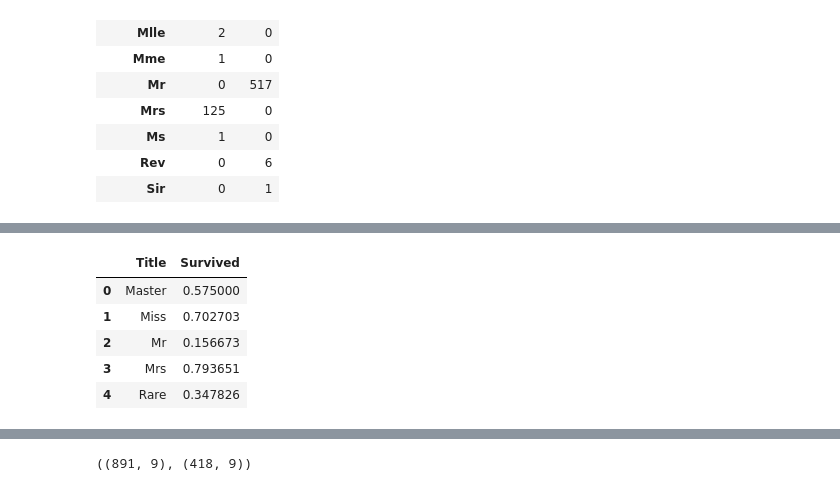
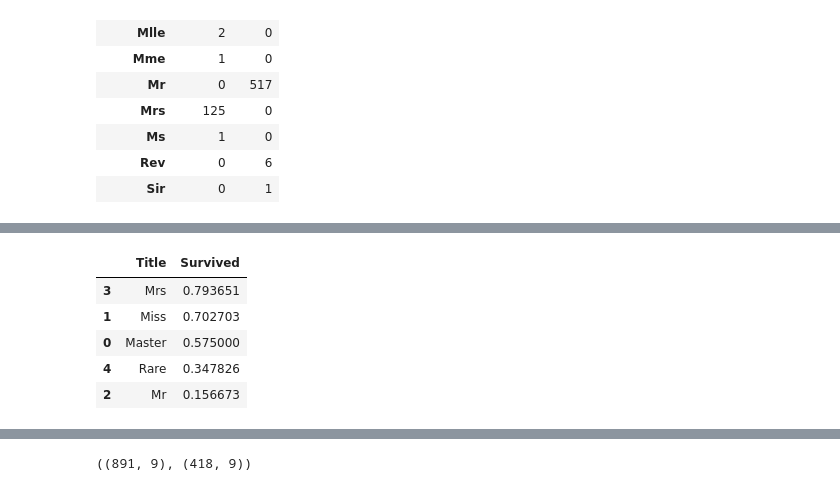
Before and after one commit to qibinjin/Python-, a Jupyter notebook: Titannic.ipynb, the cells around one changed output, grey strips where cells are left out. Drawn from its saved outputs; the diff is of its cells as text; code cells hidden in the pictures.

```diff
--- a/Titannic.ipynb
+++ b/Titannic.ipynb
@@ -191,20 +211,20 @@ pd.crosstab(train_df['Title'], train_df['Sex'])
 # %%
 for dataset in combine:
     dataset['Title'] = dataset['Title'].replace(['Lady', 'Countess','Capt', 'Col',\
  	'Don', 'Dr', 'Major', 'Rev', 'Sir', 'Jonkheer', 'Dona'], 'Rare')
 
     dataset['Title'] = dataset['Title'].replace('Mlle', 'Miss')
     dataset['Title'] = dataset['Title'].replace('Ms', 'Miss')
     dataset['Title'] = dataset['Title'].replace('Mme', 'Mrs')
 
-train_df[['Title', 'Survived']].groupby(['Title'], as_index=False).mean()
+train_df[['Title', 'Survived']].groupby(['Title'], as_index=False).mean().sort_values(by = 'Survived', ascending = False)
 # %% [output]
 |  | Title | Survived |
+| 3 | Mrs | 0.793651 |
+| 1 | Miss | 0.702703 |
 | 0 | Master | 0.575000 |
-| 1 | Miss | 0.702703 |
+| 4 | Rare | 0.347826 |
 | 2 | Mr | 0.156673 |
-| 3 | Mrs | 0.793651 |
-| 4 | Rare | 0.347826 |
 # %%
 title_mapping = {"Mr": 1, "Miss": 2, "Mrs": 3, "Master": 4, "Rare": 5}
 for dataset in combine:
```
Also changed, not shown: parts of 23 cells of this notebook, 10 other files.
